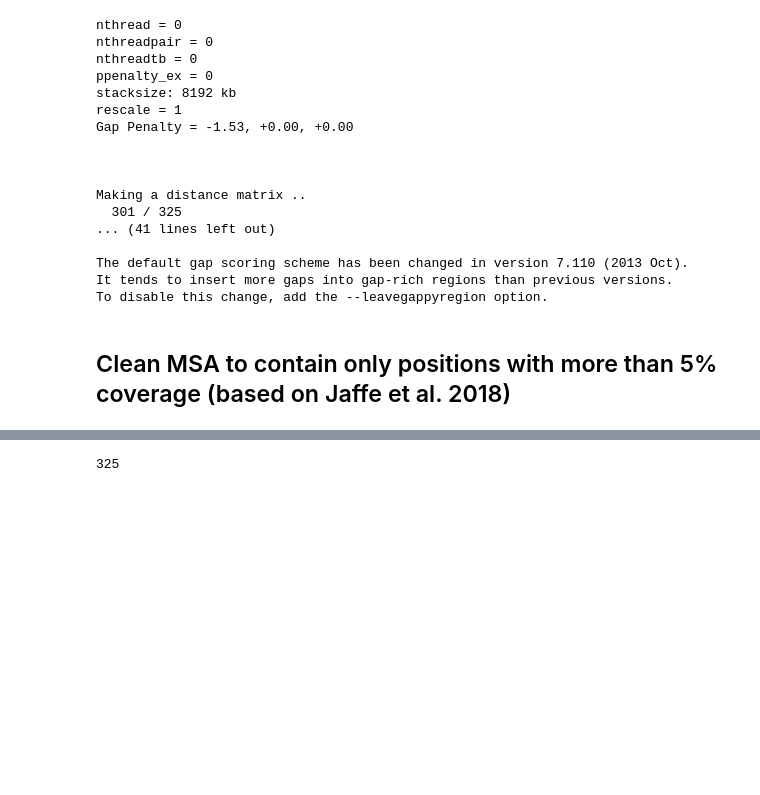
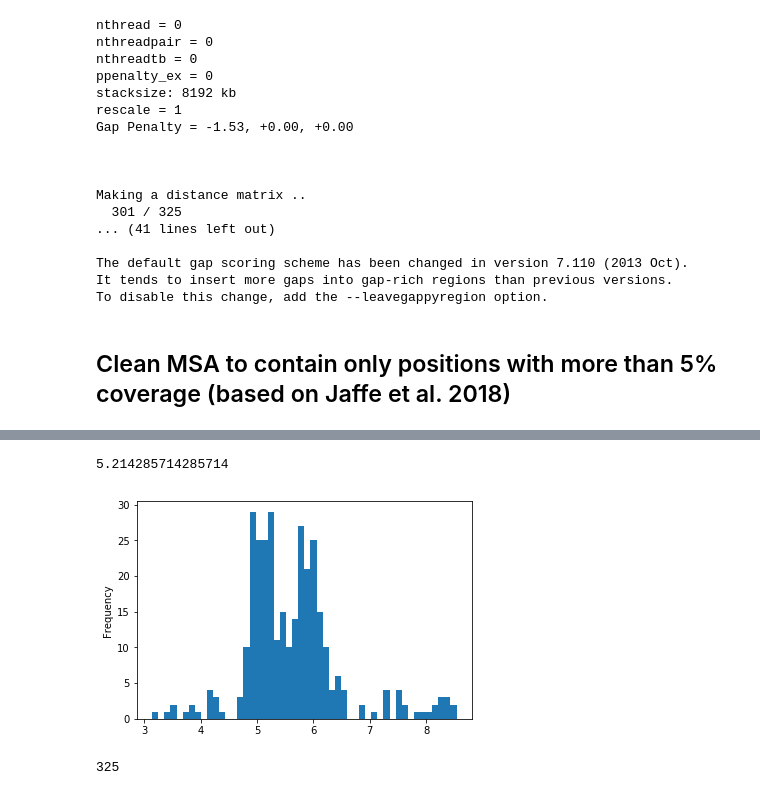
Before and after one commit to milo-lab/rubiscolympics, a Jupyter notebook: processing/02_80p_autotrophic_rubisco_tree.ipynb, the cells around one changed output, grey strips where cells are left out. Cells and saved outputs as stored; diff of their text form; code cells hidden in the pictures; blank space fills up the shorter version.

```diff
--- a/processing/02_80p_autotrophic_rubisco_tree.ipynb
+++ b/processing/02_80p_autotrophic_rubisco_tree.ipynb
@@ -124,0 +198,8 @@ with open('../output/02_80p_autotrophic_rubisco_tree/auto_uclust_all_0.8_trimmed
+# %%
+res = []
+for x in NCBIXML.parse(StringIO(output)):
+    if len(x.alignments) == 0:
+        res.append(0)
+    else:
+        alignment = x.alignments[0]
+        res.append(pd.DataFrame([[x.align_length,x.expect] for x in alignment.hsps]).sort_values(by=1).loc[0,0]/x.query_length)
@@ -124,0 +229,13 @@ with open('../output/02_80p_autotrophic_rubisco_tree/auto_uclust_all_0.8_trimmed
+# %%
+aln = AlignIO.read('../output/02_80p_autotrophic_rubisco_tree/auto_uclust_all_0.8.aln',format='fasta')
+seq = SeqIO.parse('../output/02_80p_autotrophic_rubisco_tree/auto_uclust_all_0.8.faa',format='fasta')
+#[y.id for x,y in zip(aln,seq)][-2]
+
+#x4= [len(str(x.seq).replace('-',''))/len(y.seq) for x,y in zip(aln,seq)]
+x4= [Counter(x.seq)['-']/len(y.seq) for x,y in zip(aln,seq)]
+pd.Series(x4).plot.hist(bins=50)
+seq = SeqIO.parse('../output/02_80p_autotrophic_rubisco_tree/auto_uclust_all_0.8.faa',format='fasta')
+f = [[z,x] for x,y,z in zip(aln,x4,seq) if y>np.percentile(x4,95)][-2]
+# %% [output]
+5.214285714285714
+[figure, added]
```
Also changed, not shown: parts of 10 cells of this notebook, 30 other files.
